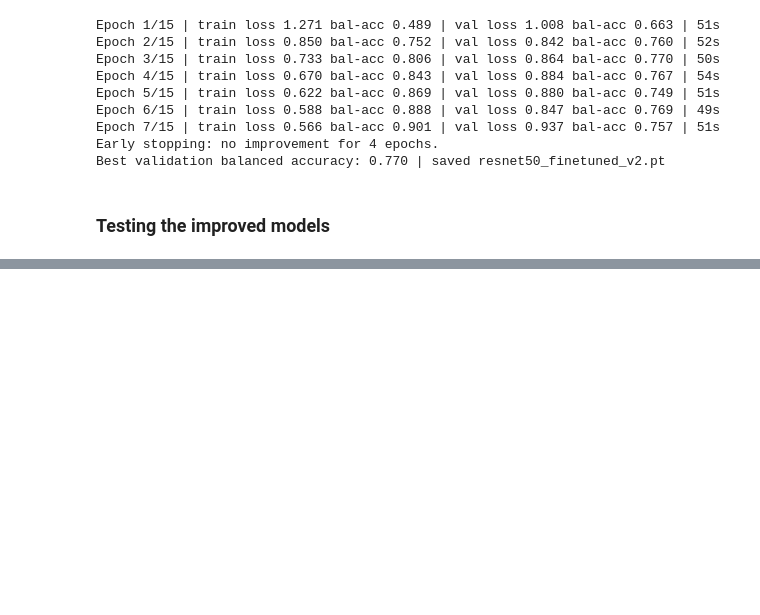
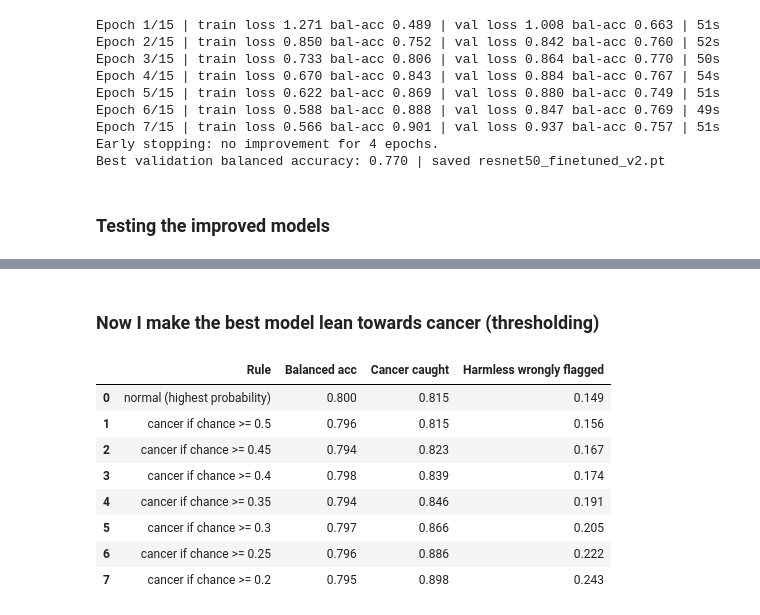
Before and after one commit to Lornatt88/maai901-vision-project, a Jupyter notebook: notebooks/02_training.ipynb, the cells around one changed output, grey strips where cells are left out. Drawn from its saved outputs; the diff is of its cells as text; code cells hidden in the pictures; blank space fills up the shorter version.

Commit message:
Test all models, improved recipe, cancer threshold 0.25

```diff
--- a/notebooks/02_training.ipynb
+++ b/notebooks/02_training.ipynb
@@ -661,3 +661,44 @@ Basal cell carcinoma (bcc)      0.881     0.825     0.852        63
 | 2 | ResNet-50 fine-tuned | 0.770 | 0.786 | 0.939 | 0.690 | 0.749 | 0.815 | 0.889 | ... |
 | 3 | ViT fine-tuned (improved) | 0.746 | 0.755 | 0.935 | 0.662 | 0.766 | 0.768 | 0.825 | ... |
 | 4 | ResNet-50 (improved) | 0.706 | 0.741 | 0.919 | 0.739 | 0.713 | 0.589 | 0.921 | ... |
+# %% [markdown]
+### **Now I make the best model lean towards cancer (thresholding)**
+# %%
+_, val_loader_r, test_loader_r = make_loaders(*res_norm)
+best_model = load_resnet()
+val_probs, val_trues = get_probs(best_model, val_loader_r)
+
+def predict_with_threshold(probs, t):
+    preds = probs.argmax(1).copy()
+    cancer_prob = probs[:, 2] + probs[:, 3]
+    flag = cancer_prob >= t
+    preds[flag] = np.where(probs[flag, 2] >= probs[flag, 3], 2, 3)
+    return preds
+
+val_cancer = np.isin(val_trues, [2, 3])
+rows = []
+
+normal = val_probs.argmax(1)
+rows.append({"Rule": "normal (highest probability)",
+             "Balanced acc": balanced_accuracy_score(val_trues, normal),
+             "Cancer caught": np.isin(normal[val_cancer], [2, 3]).mean(),
+             "Harmless wrongly flagged": np.isin(normal[~val_cancer], [2, 3]).mean()})
+
+for t in [0.5, 0.45, 0.4, 0.35, 0.3, 0.25, 0.2]:
+    p = predict_with_threshold(val_probs, t)
+    rows.append({"Rule": f"cancer if chance >= {t}",
+                 "Balanced acc": balanced_accuracy_score(val_trues, p),
+                 "Cancer caught": np.isin(p[val_cancer], [2, 3]).mean(),
+                 "Harmless wrongly flagged": np.isin(p[~val_cancer], [2, 3]).mean()})
+
+display(pd.DataFrame(rows).round(3))
+# %% [output]
+|  | Rule | Balanced acc | Cancer caught | Harmless wrongly flagged |
+| 0 | normal (highest probability) | 0.800 | 0.815 | 0.149 |
+| 1 | cancer if chance >= 0.5 | 0.796 | 0.815 | 0.156 |
+| 2 | cancer if chance >= 0.45 | 0.794 | 0.823 | 0.167 |
+| 3 | cancer if chance >= 0.4 | 0.798 | 0.839 | 0.174 |
+| 4 | cancer if chance >= 0.35 | 0.794 | 0.846 | 0.191 |
+| 5 | cancer if chance >= 0.3 | 0.797 | 0.866 | 0.205 |
+| 6 | cancer if chance >= 0.25 | 0.796 | 0.886 | 0.222 |
+| 7 | cancer if chance >= 0.2 | 0.795 | 0.898 | 0.243 |
```
Also changed, not shown: parts of 2 cells of this notebook.
